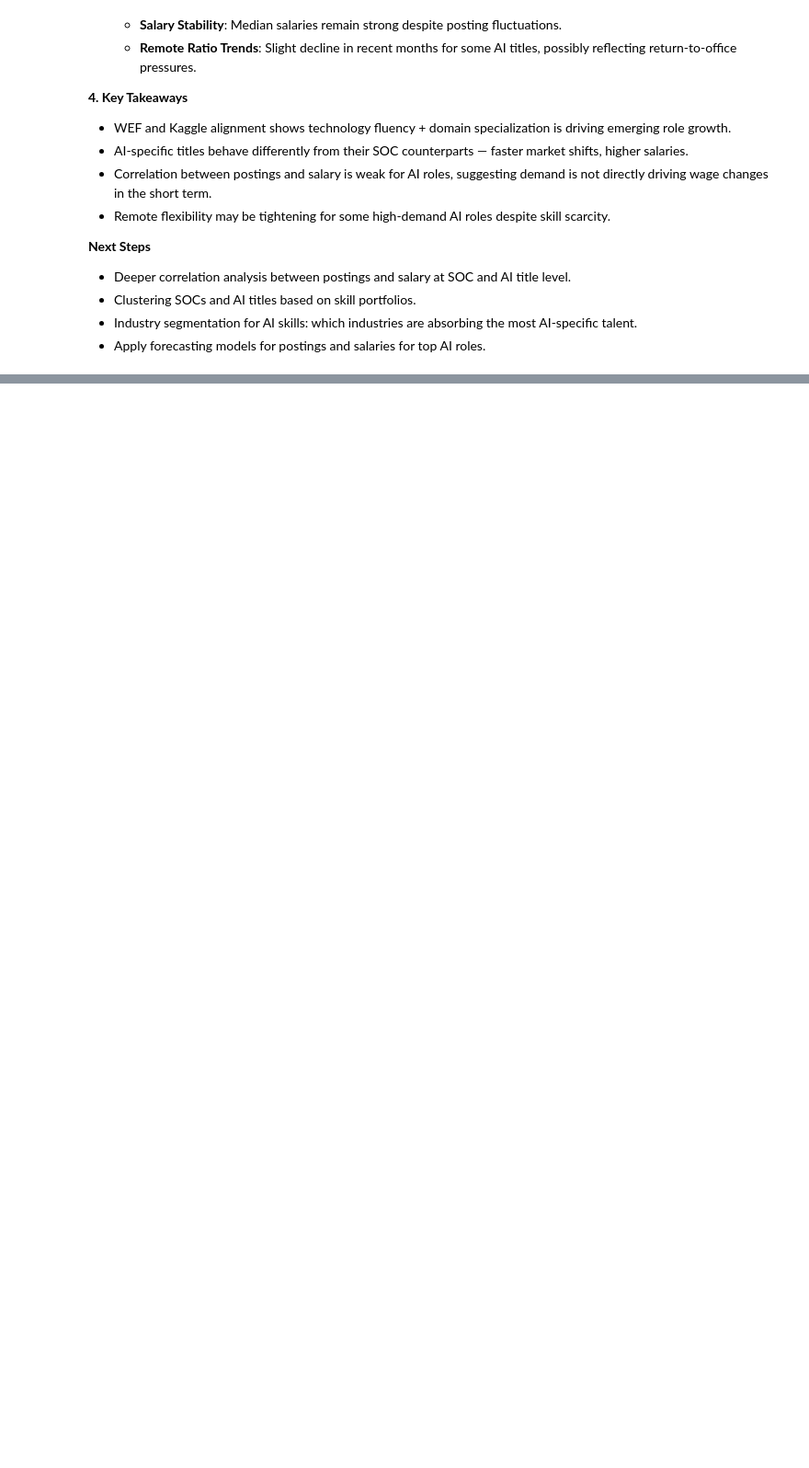
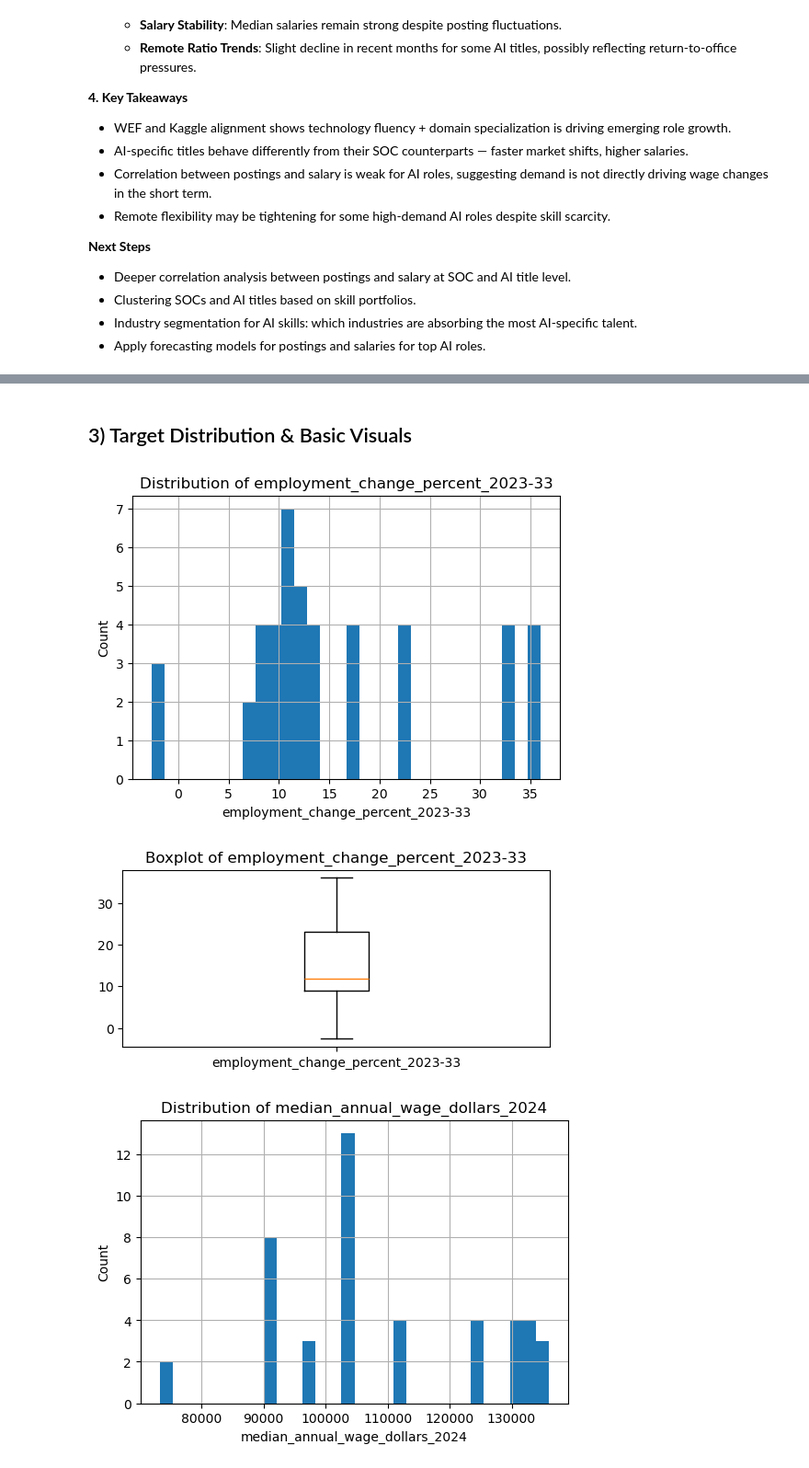
Before and after one commit to JenniferClark/SpringBoardProjects, a Jupyter notebook: Tech Career Growth/tech_career_growth_recom_forecaster_insight.ipynb, the cells around one changed output, grey strips where cells are left out. Shown at 92% size. Cells and saved outputs as stored; diff of their text form; code cells hidden in the pictures; blank space fills up the shorter version.

```diff
--- a/Tech Career Growth/tech_career_growth_recom_forecaster_insight.ipynb
+++ b/Tech Career Growth/tech_career_growth_recom_forecaster_insight.ipynb
@@ -583,0 +617,2 @@ plot_ai_market_overview(window=2)
+# %%
+df = pd.read_csv(MASTER_STATIC)
@@ -583,0 +661,9 @@ plot_ai_market_overview(window=2)
+# %%
+# Use BLS raw % growth as the response variable for interpretability
+RAW_Y = "employment_change_percent_2023-33"  # from your candidate list
+if RAW_Y in df.columns:
+    Y_COL = RAW_Y
+    print("Target column overridden to:", Y_COL)
+else:
+    # Fallback (keeps your current z-score target if RAW_Y isn't present)
+    print(RAW_Y, "not found. Keeping Y_COL as:", Y_COL)
@@ -583,0 +768,31 @@ plot_ai_market_overview(window=2)
+# %% [markdown]
+## 3) Target Distribution & Basic Visuals
+# %%
+assert Y_COL is not None, "Please set Y_COL to your response/target column and re-run this section."
+
+plt.figure(figsize=(6,4))
+df[Y_COL].dropna().hist(bins=30)
+plt.title(f"Distribution of {Y_COL}")
+plt.xlabel(Y_COL)
+plt.ylabel("Count")
+plt.show()
+
+# Boxplot for target
+plt.figure(figsize=(6,2.5))
+plt.boxplot(df[Y_COL].dropna(), vert=True, labels=[Y_COL])
+plt.title(f"Boxplot of {Y_COL}")
+plt.show()
+
+# Quick histograms of top numeric columns by variance (up to 12)
+top_num = df[num_cols].std().sort_values(ascending=False).head(12).index.tolist()
+for col in top_num:
+    plt.figure(figsize=(6,4))
+    df[col].dropna().hist(bins=30)
+    plt.title(f"Distribution of {col}")
+    plt.xlabel(col)
+    plt.ylabel("Count")
+    plt.show()
+# %% [output]
+[figure, added]
+[figure, added]
+[figure, added]
```
Also changed, not shown: parts of 21 cells of this notebook.
